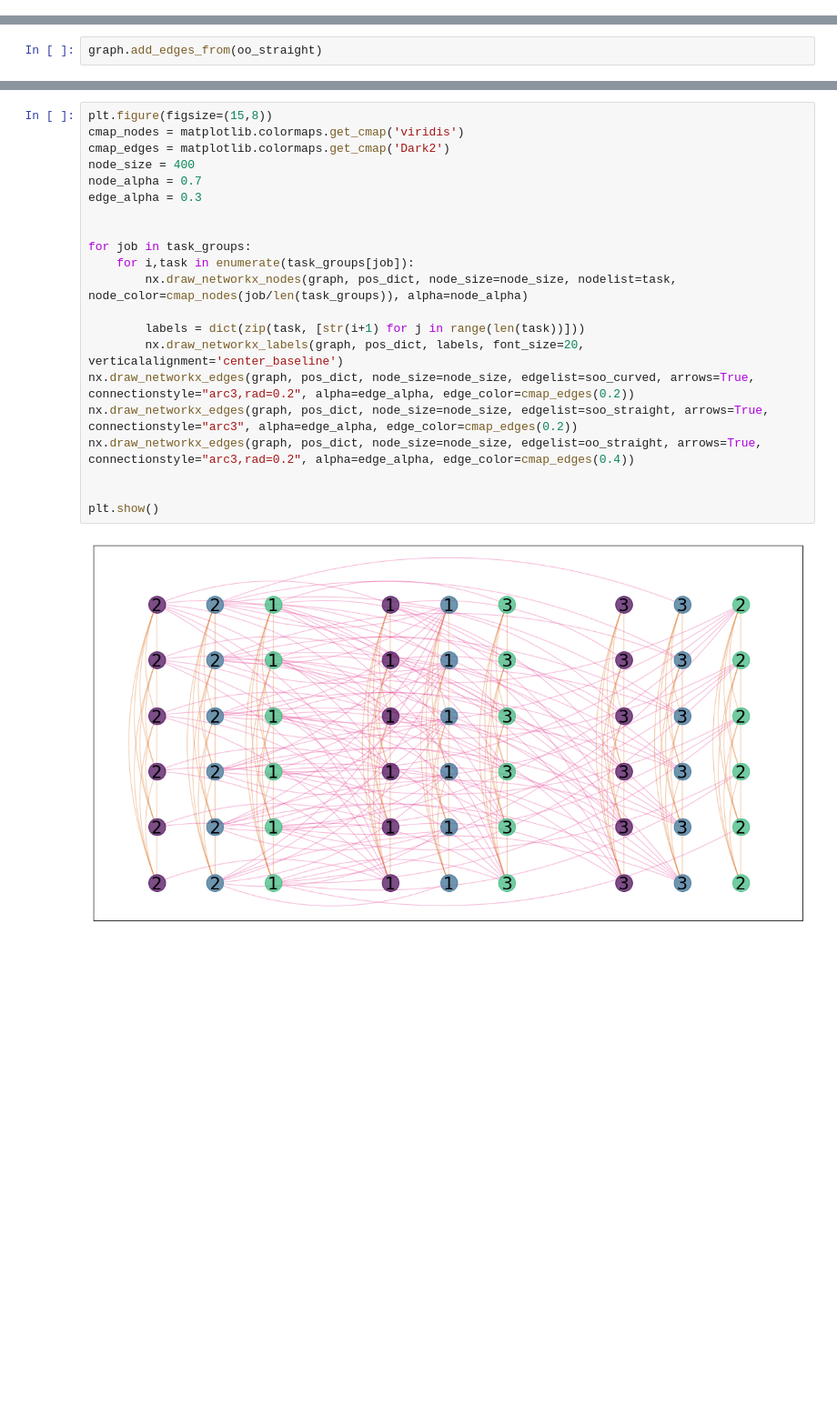
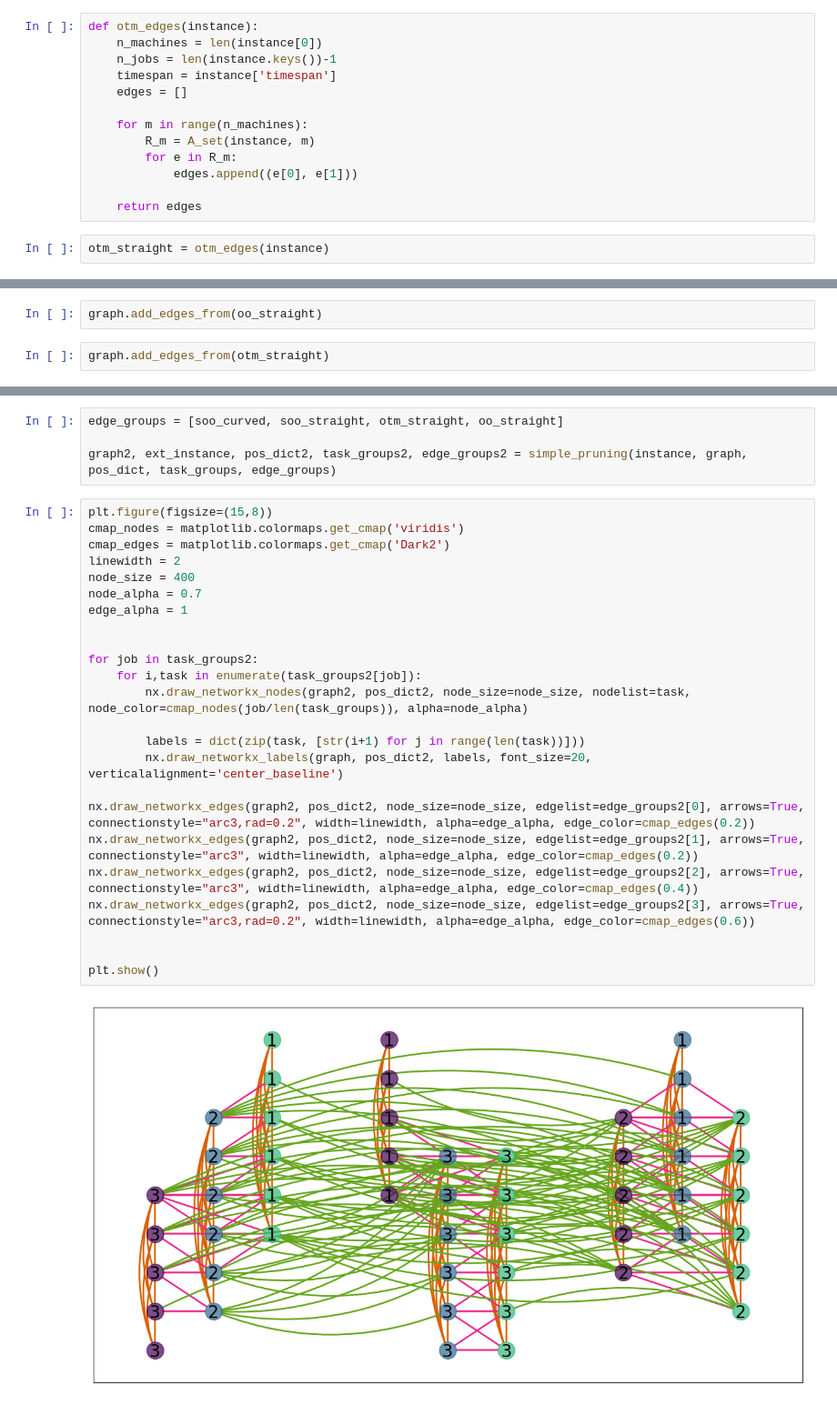
Before and after one commit to AndreaDiTrani/Quantum-Optimization-internship, a Jupyter notebook: graph.ipynb, the cells around one changed output, grey strips where cells are left out. Shown: that part at 91% size. Saved outputs shown, nothing was run; the diff lists cells and outputs as text; blank space fills up the shorter version.

Commit message:
Changes to be committed: 	modified:   graph.ipynb  full jsp graph

```diff
--- a/graph.ipynb
+++ b/graph.ipynb
@@ -281,3 +193,18 @@ AttributeError: 'tuple' object has no attribute 'append'
+# %%
+def otm_edges(instance):
+    n_machines = len(instance[0])
+    n_jobs = len(instance.keys())-1
+    timespan = instance['timespan']
+    edges = []
+
+    for m in range(n_machines):
+        R_m = A_set(instance, m)
+        for e in R_m:
+            edges.append((e[0], e[1]))
+
+    return edges
+# %%
+otm_straight = otm_edges(instance)
 # %%
 soo_curved, soo_straight = soo_edges(instance)
 # %%
@@ -289,3 +218,5 @@ graph.add_edges_from(soo_curved)
 graph.add_edges_from(soo_straight)
 # %%
 graph.add_edges_from(oo_straight)
+# %%
+graph.add_edges_from(otm_straight)
@@ -292,23 +315,30 @@ graph.add_edges_from(oo_straight)
+# %%
+edge_groups = [soo_curved, soo_straight, otm_straight, oo_straight]
+
+graph2, ext_instance, pos_dict2, task_groups2, edge_groups2 = simple_pruning(instance, graph, pos_dict, task_groups, edge_groups)
 # %%
 plt.figure(figsize=(15,8))
 cmap_nodes = matplotlib.colormaps.get_cmap('viridis')
 cmap_edges = matplotlib.colormaps.get_cmap('Dark2')
+linewidth = 2
 node_size = 400
 node_alpha = 0.7
-edge_alpha = 0.3
+edge_alpha = 1
 
 
-for job in task_groups:
-    for i,task in enumerate(task_groups[job]):
-        nx.draw_networkx_nodes(graph, pos_dict, node_size=node_size, nodelist=task, node_color=cmap_nodes(job/len(task_groups)), alpha=node_alpha)
+for job in task_groups2:
+    for i,task in enumerate(task_groups2[job]):
+        nx.draw_networkx_nodes(graph2, pos_dict2, node_size=node_size, nodelist=task, node_color=cmap_nodes(job/len(task_groups)), alpha=node_alpha)
 
         labels = dict(zip(task, [str(i+1) for j in range(len(task))]))
-        nx.draw_networkx_labels(graph, pos_dict, labels, font_size=20, verticalalignment='center_baseline')
-nx.draw_networkx_edges(graph, pos_dict, node_size=node_size, edgelist=soo_curved, arrows=True, connectionstyle="arc3,rad=0.2", alpha=edge_alpha, edge_color=cmap_edges(0.2))
-nx.draw_networkx_edges(graph, pos_dict, node_size=node_size, edgelist=soo_straight, arrows=True, connectionstyle="arc3", alpha=edge_alpha, edge_color=cmap_edges(0.2))
-nx.draw_networkx_edges(graph, pos_dict, node_size=node_size, edgelist=oo_straight, arrows=True, connectionstyle="arc3,rad=0.2", alpha=edge_alpha, edge_color=cmap_edges(0.4))
+        nx.draw_networkx_labels(graph, pos_dict2, labels, font_size=20, verticalalignment='center_baseline')
+
+nx.draw_networkx_edges(graph2, pos_dict2, node_size=node_size, edgelist=edge_groups2[0], arrows=True, connectionstyle="arc3,rad=0.2", width=linewidth, alpha=edge_alpha, edge_color=cmap_edges(0.2))
+nx.draw_networkx_edges(graph2, pos_dict2, node_size=node_size, edgelist=edge_groups2[1], arrows=True, connectionstyle="arc3", width=linewidth, alpha=edge_alpha, edge_color=cmap_edges(0.2))
+nx.draw_networkx_edges(graph2, pos_dict2, node_size=node_size, edgelist=edge_groups2[2], arrows=True, connectionstyle="arc3", width=linewidth, alpha=edge_alpha, edge_color=cmap_edges(0.4))
+nx.draw_networkx_edges(graph2, pos_dict2, node_size=node_size, edgelist=edge_groups2[3], arrows=True, connectionstyle="arc3,rad=0.2", width=linewidth, alpha=edge_alpha, edge_color=cmap_edges(0.6))
 
 
 plt.show()
 # %% [output]
-[figure, old version]
+[figure, new version]
```
Also changed, not shown: parts of 17 cells of this notebook.
